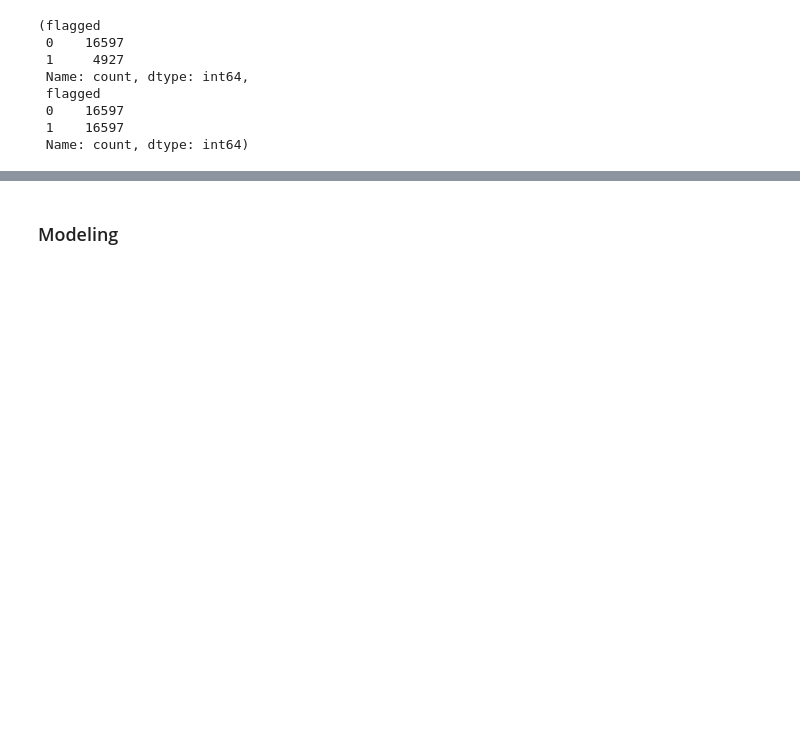
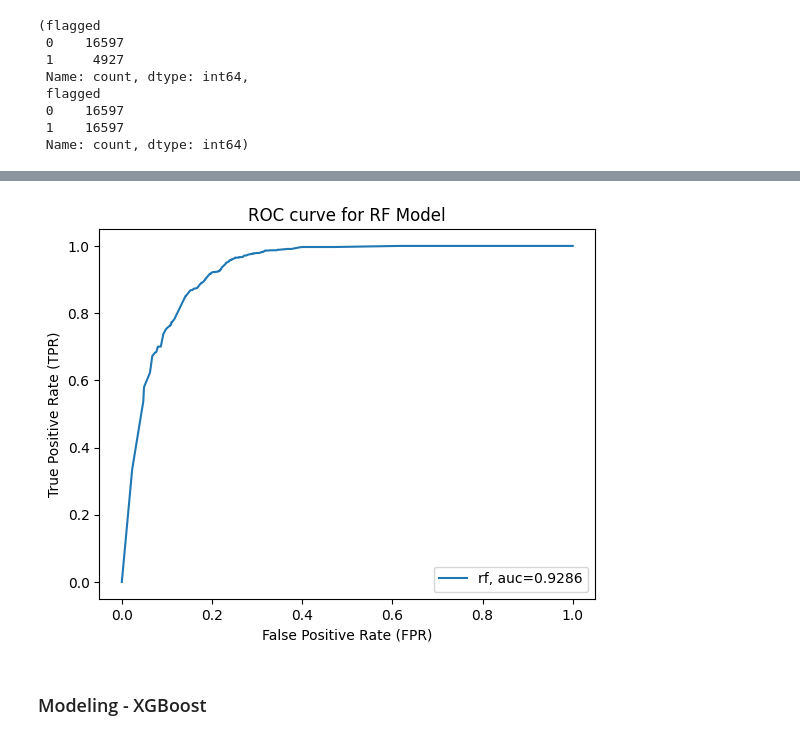
Before and after one commit to lihuicham/review-fraud-detection, a Jupyter notebook: code.ipynb, the cells around one changed output, grey strips where cells are left out. Saved outputs shown, nothing was run; the diff lists cells and outputs as text; code cells hidden in the pictures; blank space fills up the shorter version.

```diff
--- a/code.ipynb
+++ b/code.ipynb
@@ -1314,0 +1317,9 @@ y_train.value_counts(), y_train_resampled.value_counts()
+# %%
+# Split the original training data (before SMOTE)
+X_train_split, X_val_split, y_train_split, y_val_split = train_test_split(
+    X_train_resampled,
+    y_train_resampled,
+    test_size=0.2,
+    stratify=y_train_resampled,
+    random_state=42
+)
@@ -1314,0 +1413,12 @@ y_train.value_counts(), y_train_resampled.value_counts()
+# %%
+rf_optimized_params = rf_optimizer.max['params']
+
+# Convert parameters that need to be integers
+rf_optimized_params['n_estimators'] = int(rf_optimized_params['n_estimators'])
+rf_optimized_params['max_depth'] = int(rf_optimized_params['max_depth'])
+rf_optimized_params['min_samples_split'] = int(rf_optimized_params['min_samples_split'])
+rf_optimized_params['min_samples_leaf'] = int(rf_optimized_params['min_samples_leaf'])
+rf_optimized_params['bootstrap'] = bool(round(rf_optimized_params['bootstrap']))
+rf_optimized_params['max_leaf_nodes'] = int(rf_optimized_params['max_leaf_nodes'])
+
+rf_optimized_params
@@ -1315,2 +1781,16 @@ y_train.value_counts(), y_train_resampled.value_counts()
+# %%
+# plot roc curve
+y_pred_proba_rf = rf_model.predict_proba(X_test)[:, 1]
+fpr, tpr, _ = metrics.roc_curve(y_test, y_pred_proba_rf)
+auc_rf = metrics.roc_auc_score(y_test, y_pred_proba_rf)
+
+plt.plot(fpr, tpr, label="rf, auc="+str("{:.4f}".format(auc_rf)))
+plt.legend(loc=4)
+plt.xlabel('False Positive Rate (FPR)')
+plt.ylabel('True Positive Rate (TPR)')
+plt.title('ROC curve for RF Model')
+plt.show()
+# %% [output]
+[figure, added]
 # %% [markdown]
-### Modeling
+### Modeling - XGBoost
```
Also changed, not shown: parts of 64 cells of this notebook, 1 other file.
